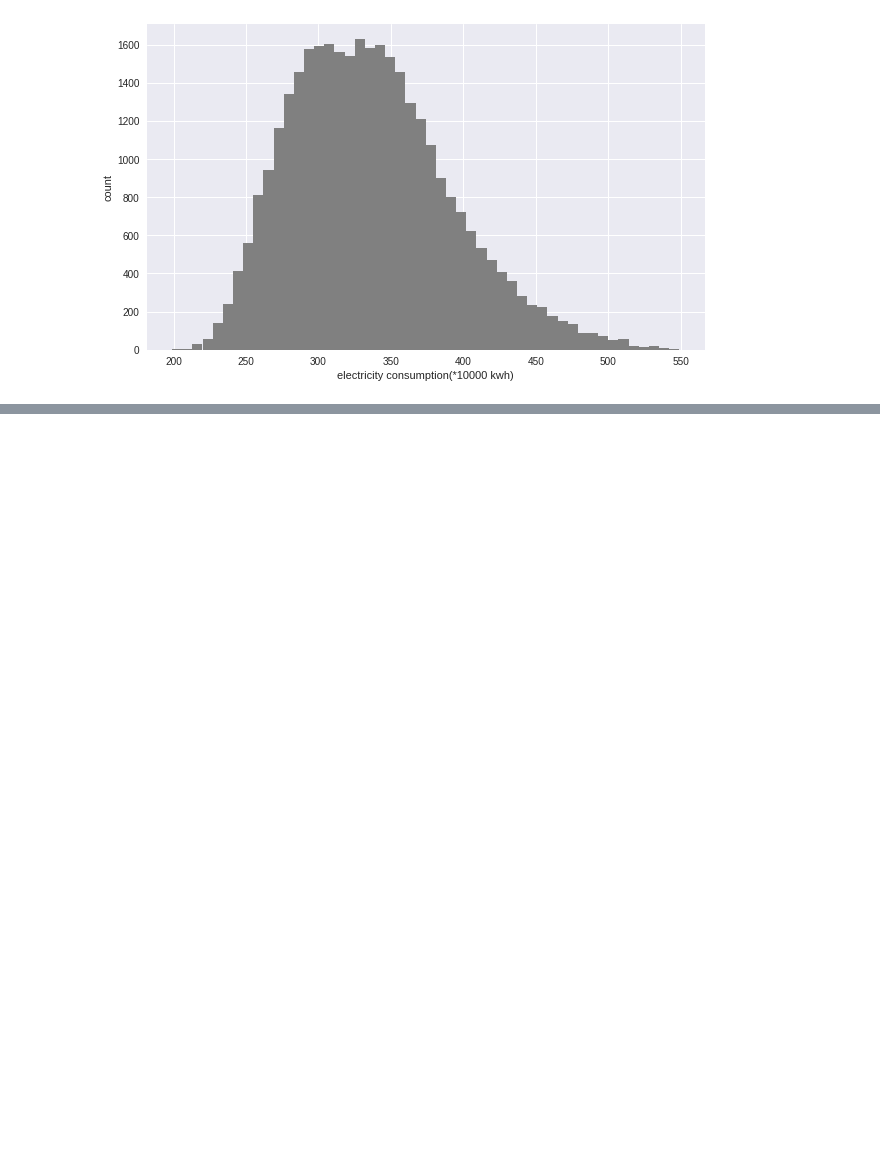
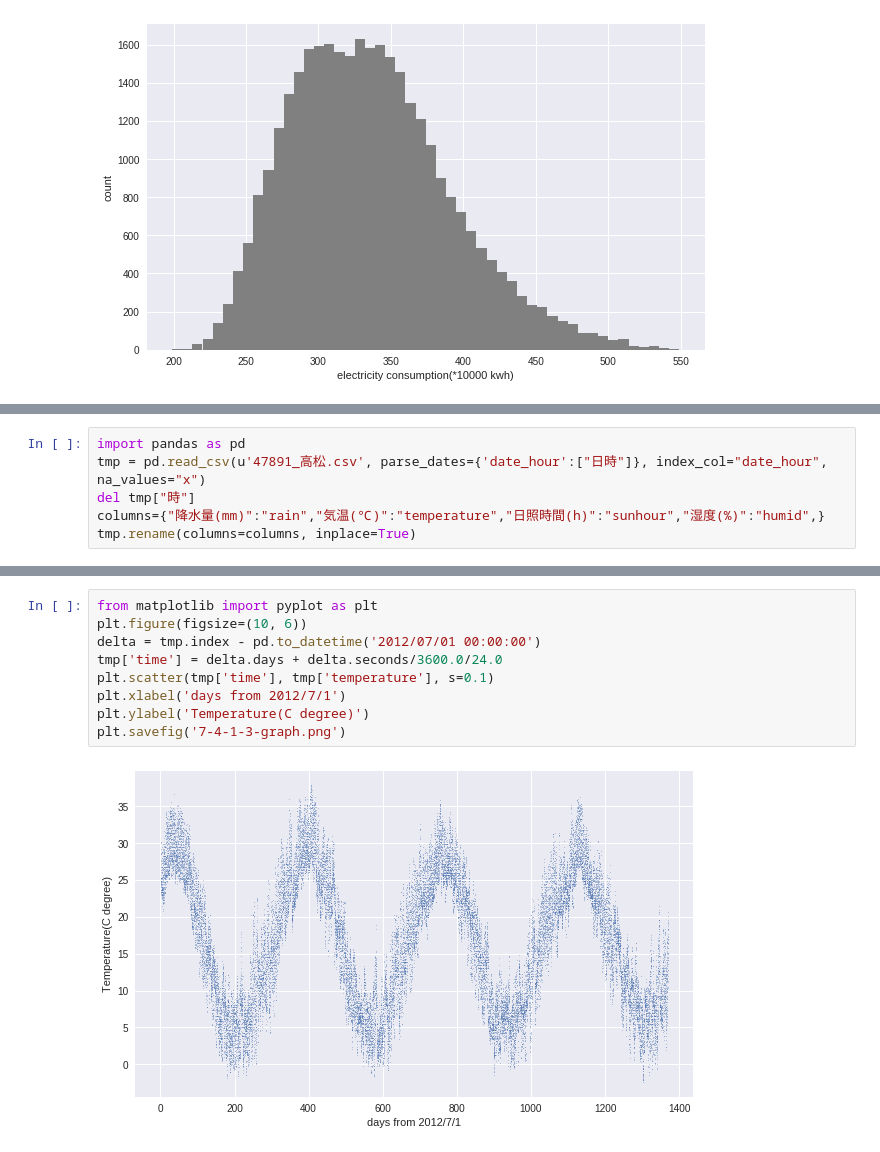
Before and after one commit to kintarou/django-starter, a Jupyter notebook: electric_regression.ipynb, the cells around one changed output, grey strips where cells are left out. Drawn from its saved outputs; the diff is of its cells as text; blank space fills up the shorter version.

```diff
--- a/electric_regression.ipynb
+++ b/electric_regression.ipynb
@@ -170,0 +177,6 @@ plt.savefig('7-4-1-2-graph.png')
+# %%
+import pandas as pd
+tmp = pd.read_csv(u'47891_高松.csv', parse_dates={'date_hour':["日時"]}, index_col="date_hour", na_values="x")
+del tmp["時"]
+columns={"降水量(mm)":"rain","気温(℃)":"temperature","日照時間(h)":"sunhour","湿度(%)":"humid",}
+tmp.rename(columns=columns, inplace=True)
@@ -170,0 +191,11 @@ plt.savefig('7-4-1-2-graph.png')
+# %%
+from matplotlib import pyplot as plt
+plt.figure(figsize=(10, 6))
+delta = tmp.index - pd.to_datetime('2012/07/01 00:00:00')
+tmp['time'] = delta.days + delta.seconds/3600.0/24.0
+plt.scatter(tmp['time'], tmp['temperature'], s=0.1)
+plt.xlabel('days from 2012/7/1')
+plt.ylabel('Temperature(C degree)')
+plt.savefig('7-4-1-3-graph.png')
+# %% [output]
+[figure, added]
```
Also changed, not shown: parts of 7 cells of this notebook.
